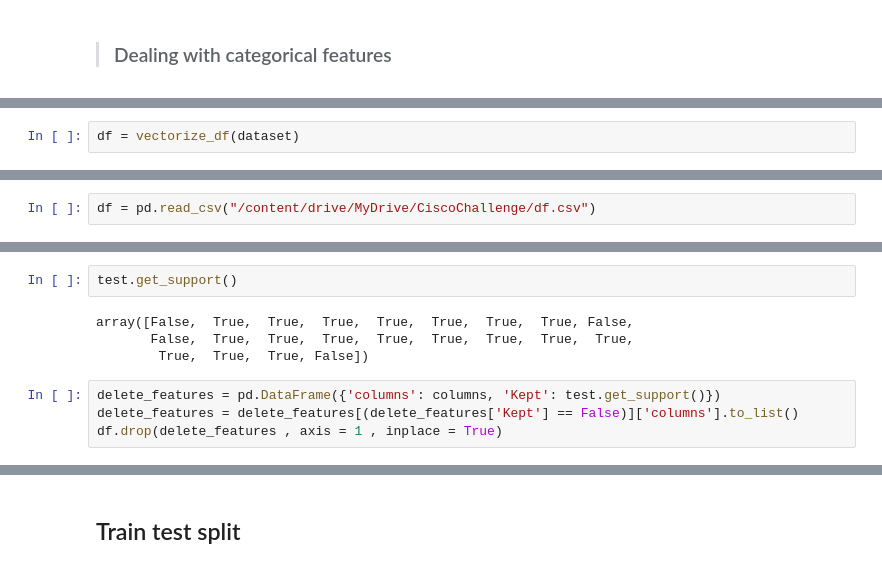
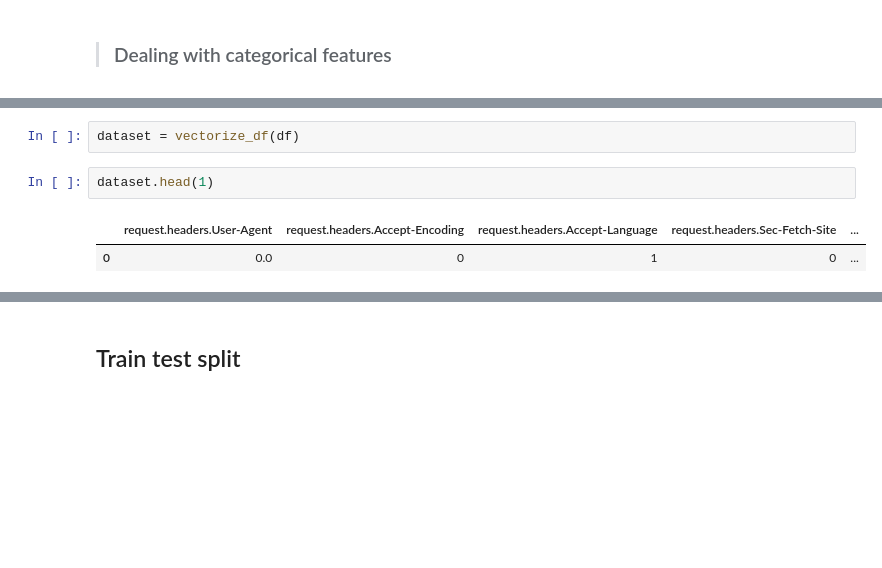
Before and after one commit to d0lev/API-Security-Detection, a Jupyter notebook: challenge_1.ipynb, the cells around one changed output, grey strips where cells are left out. Saved outputs shown, nothing was run; the diff lists cells and outputs as text; blank space fills up the shorter version.

```diff
--- a/challenge_1.ipynb
+++ b/challenge_1.ipynb
@@ -401,5 +376,3 @@ def vectorize_df(df):
     for column in COLUMNS_TO_REMOVE:
         df.drop(column, axis=1, inplace=True)
     return df
-# %%
-df = vectorize_df(dataset)
@@ -409,2 +378,0 @@ df.to_csv("/content/drive/MyDrive/CiscoChallenge/df.csv" , index = False)
-# %%
-df = pd.read_csv("/content/drive/MyDrive/CiscoChallenge/df.csv")
@@ -433,12 +379,9 @@ fit = test.fit(X, y)
-# %%
-test.get_support()
-# %% [output]
-array([False,  True,  True,  True,  True,  True,  True,  True, False,
-       False,  True,  True,  True,  True,  True,  True,  True,  True,
-        True,  True,  True, False])
-# %%
-delete_features = pd.DataFrame({'columns': columns, 'Kept': test.get_support()})
-delete_features = delete_features[(delete_features['Kept'] == False)]['columns'].to_list()
-df.drop(delete_features , axis = 1 , inplace = True)
+# %%
+dataset = vectorize_df(df)
+# %%
+dataset.head(1)
+# %% [output]
+|  | request.headers.User-Agent | request.headers.Accept-Encoding | request.headers.Accept-Language | request.headers.Sec-Fetch-Site | ... |
+| 0 | 0.0 | 0 | 1 | 0 | ... |
 # %%
 # Memory check (For large datasets sometimes the dataframe will exceed the computers resources)
```
Also changed, not shown: parts of 31 cells of this notebook.
